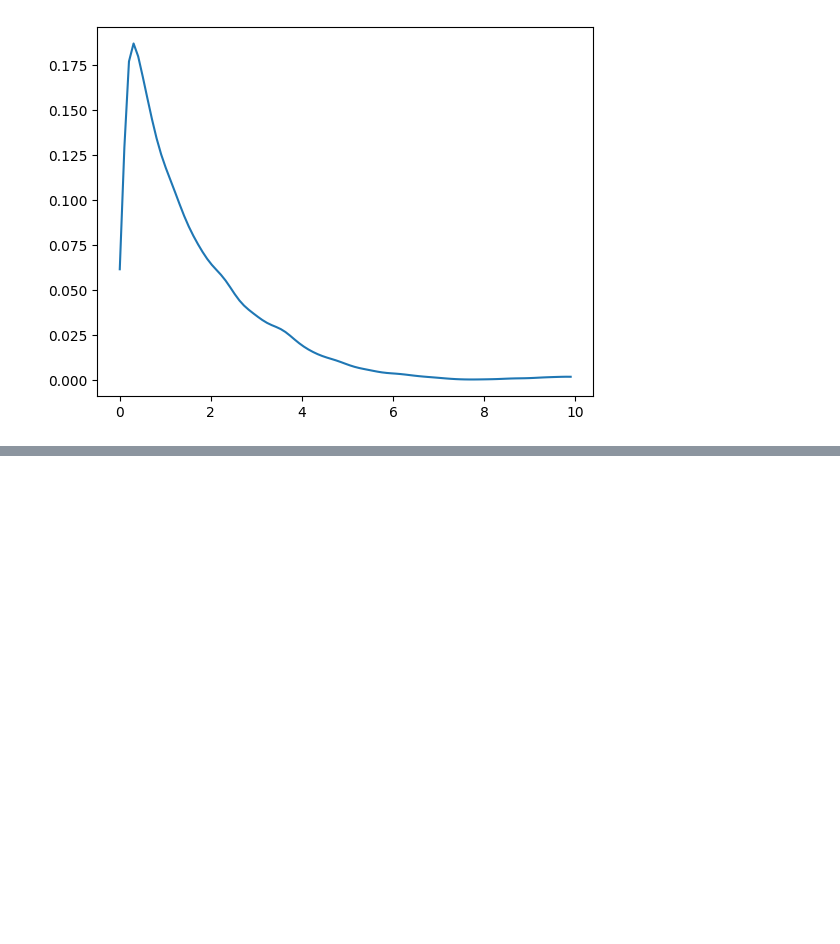
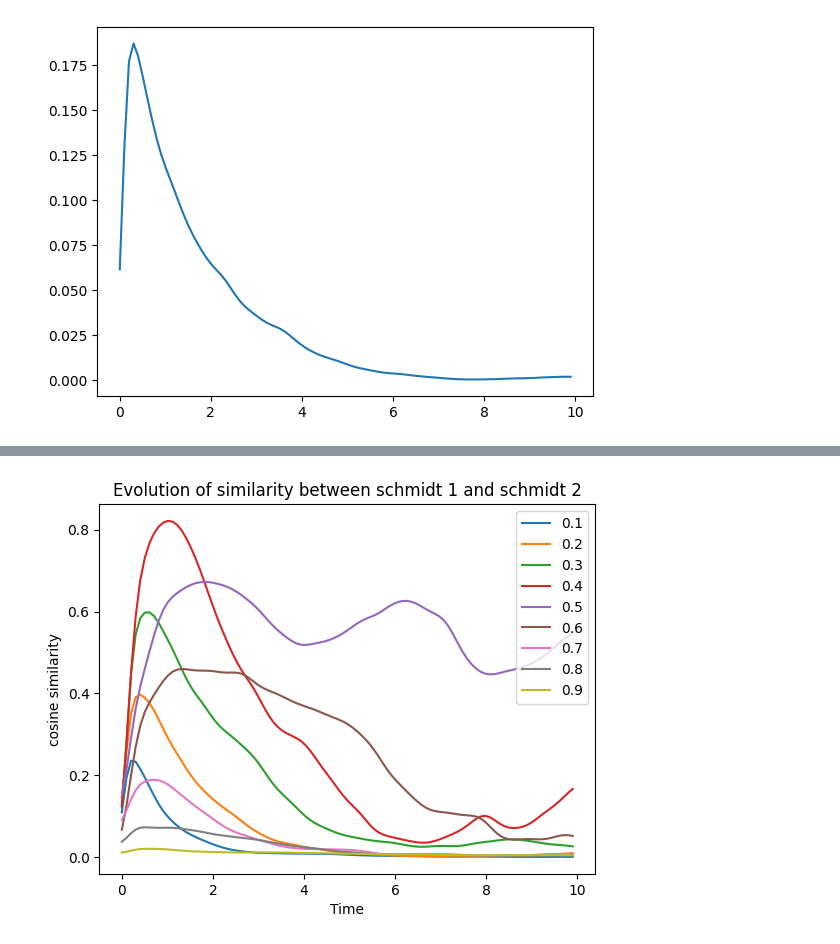
Before and after one commit to MarinAndreGirard/Quantum_Branching, a Jupyter notebook: Understanding_distrib_shape.ipynb, the cells around one changed output, grey strips where cells are left out. Drawn from its saved outputs; the diff is of its cells as text; code cells hidden in the pictures; blank space fills up the shorter version.

```diff
--- a/Understanding_distrib_shape.ipynb
+++ b/Understanding_distrib_shape.ipynb
@@ -93,0 +126,4 @@ similarities_btw_s1_s2 = similarity_btw_s1_s2_plot(s1_list,s2_list,tlist)
+# %%
+similarity_btw_s1_s2_plot_compare_w()
+# %% [output]
+[figure, added]
```
Also changed, not shown: parts of 18 cells of this notebook, 2 other files.
